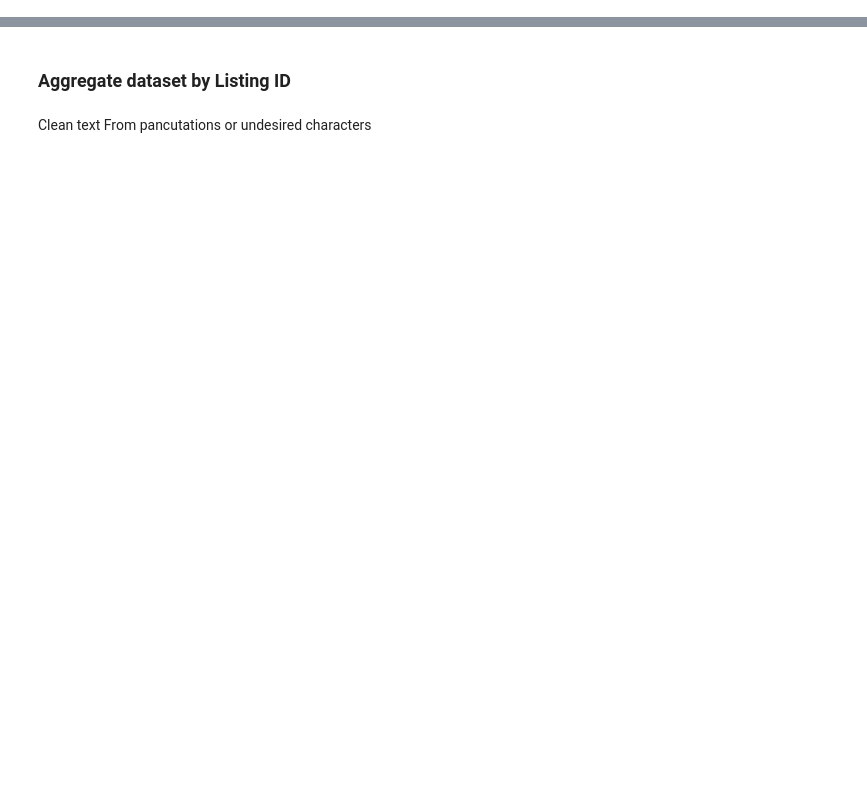
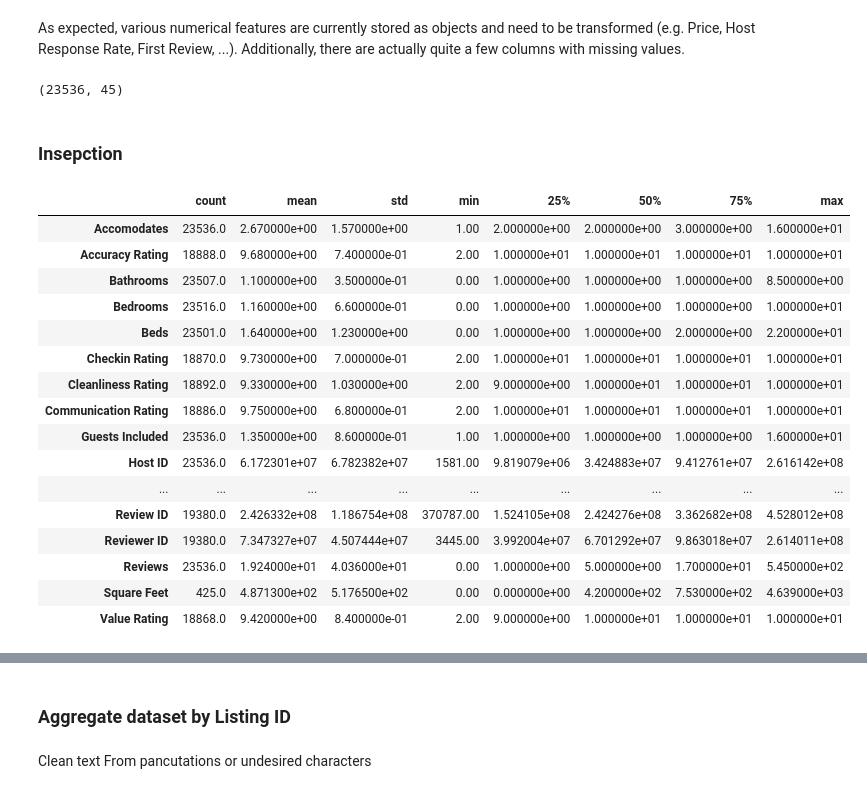
Before and after one commit to hajyhia/Airbnb_Berlin_Price_predic, a Jupyter notebook: Airbnb_Berlin_Price_Predict_Prep.ipynb, the cells around one changed output, grey strips where cells are left out. Drawn from its saved outputs; the diff is of its cells as text; code cells hidden in the pictures; blank space fills up the shorter version.

```diff
--- a/Airbnb_Berlin_Price_Predict_Prep.ipynb
+++ b/Airbnb_Berlin_Price_Predict_Prep.ipynb
@@ -47,0 +169,49 @@ memory usage: 163.9+ MB
+# %% [markdown]
+As expected, various numerical features are currently stored as objects and need to be transformed (e.g. Price, Host Response Rate, First Review, ...). Additionally, there are actually quite a few columns with missing values.
+# %%
+# 1. Clean Text: Perform text cleaning, remove currency symbols & commas
+df['Price'] = df['Price'].replace('[\$,]', '', regex=True).astype(float)
+df['Host Response Rate'] = df['Host Response Rate'].replace('[\%,]', '', regex=True).astype(float)
+df['Host Response Rate'] = df['Host Response Rate'].astype(float)
+
+# Fix Postal Code incorrect values, remove '\n' and other irrelevant text
+df['Postal Code'] = df['Postal Code'].astype(str).str[:5]
+# %%
+# Aggregate the dataset by 'Listing ID'
+# For numerical columns, we'll compute the mean
+# For categorical columns, we'll take the first value (assuming consistency)
+categorical_cols = df.select_dtypes(include=['object']).columns
+numerical_cols = df.select_dtypes(include=['number']).columns.difference(['Listing ID'])
+aggregated_df = df.groupby('Listing ID').agg({**{col: 'mean' for col in numerical_cols},
+                                              **{col: 'last' for col in categorical_cols}})
+
+# aggregated_df = df.groupby('Listing ID').agg({**{col: 'mean' for col in numerical_cols},
+#                                               **{col: lambda x: x.mode().iloc[0] if not x.mode().empty else None for col in categorical_cols}})
+
+print(aggregated_df.shape)
+df = aggregated_df.copy()
+# %% [output]
+(23536, 45)
+# %% [markdown]
+### Insepction
+# %%
+# Describe data (summary)
+df.describe().round(2).T
+# %% [output]
+|  | count | mean | std | min | 25% | 50% | 75% | max |
+| Accomodates | 23536.0 | 2.670000e+00 | 1.570000e+00 | 1.00 | 2.000000e+00 | 2.000000e+00 | 3.000000e+00 | 1.600000e+01 |
+| Accuracy Rating | 18888.0 | 9.680000e+00 | 7.400000e-01 | 2.00 | 1.000000e+01 | 1.000000e+01 | 1.000000e+01 | 1.000000e+01 |
+| Bathrooms | 23507.0 | 1.100000e+00 | 3.500000e-01 | 0.00 | 1.000000e+00 | 1.000000e+00 | 1.000000e+00 | 8.500000e+00 |
+| Bedrooms | 23516.0 | 1.160000e+00 | 6.600000e-01 | 0.00 | 1.000000e+00 | 1.000000e+00 | 1.000000e+00 | 1.000000e+01 |
+| Beds | 23501.0 | 1.640000e+00 | 1.230000e+00 | 0.00 | 1.000000e+00 | 1.000000e+00 | 2.000000e+00 | 2.200000e+01 |
+| Checkin Rating | 18870.0 | 9.730000e+00 | 7.000000e-01 | 2.00 | 1.000000e+01 | 1.000000e+01 | 1.000000e+01 | 1.000000e+01 |
+| Cleanliness Rating | 18892.0 | 9.330000e+00 | 1.030000e+00 | 2.00 | 9.000000e+00 | 1.000000e+01 | 1.000000e+01 | 1.000000e+01 |
+| Communication Rating | 18886.0 | 9.750000e+00 | 6.800000e-01 | 2.00 | 1.000000e+01 | 1.000000e+01 | 1.000000e+01 | 1.000000e+01 |
+| Guests Included | 23536.0 | 1.350000e+00 | 8.600000e-01 | 1.00 | 1.000000e+00 | 1.000000e+00 | 1.000000e+00 | 1.600000e+01 |
+| Host ID | 23536.0 | 6.172301e+07 | 6.782382e+07 | 1581.00 | 9.819079e+06 | 3.424883e+07 | 9.412761e+07 | 2.616142e+08 |
+| ... | ... | ... | ... | ... | ... | ... | ... | ... |
+| Review ID | 19380.0 | 2.426332e+08 | 1.186754e+08 | 370787.00 | 1.524105e+08 | 2.424276e+08 | 3.362682e+08 | 4.528012e+08 |
+| Reviewer ID | 19380.0 | 7.347327e+07 | 4.507444e+07 | 3445.00 | 3.992004e+07 | 6.701292e+07 | 9.863018e+07 | 2.614011e+08 |
+| Reviews | 23536.0 | 1.924000e+01 | 4.036000e+01 | 0.00 | 1.000000e+00 | 5.000000e+00 | 1.700000e+01 | 5.450000e+02 |
+| Square Feet | 425.0 | 4.871300e+02 | 5.176500e+02 | 0.00 | 0.000000e+00 | 4.200000e+02 | 7.530000e+02 | 4.639000e+03 |
+| Value Rating | 18868.0 | 9.420000e+00 | 8.400000e-01 | 2.00 | 9.000000e+00 | 1.000000e+01 | 1.000000e+01 | 1.000000e+01 |
```
Also changed, not shown: parts of 51 cells of this notebook.
